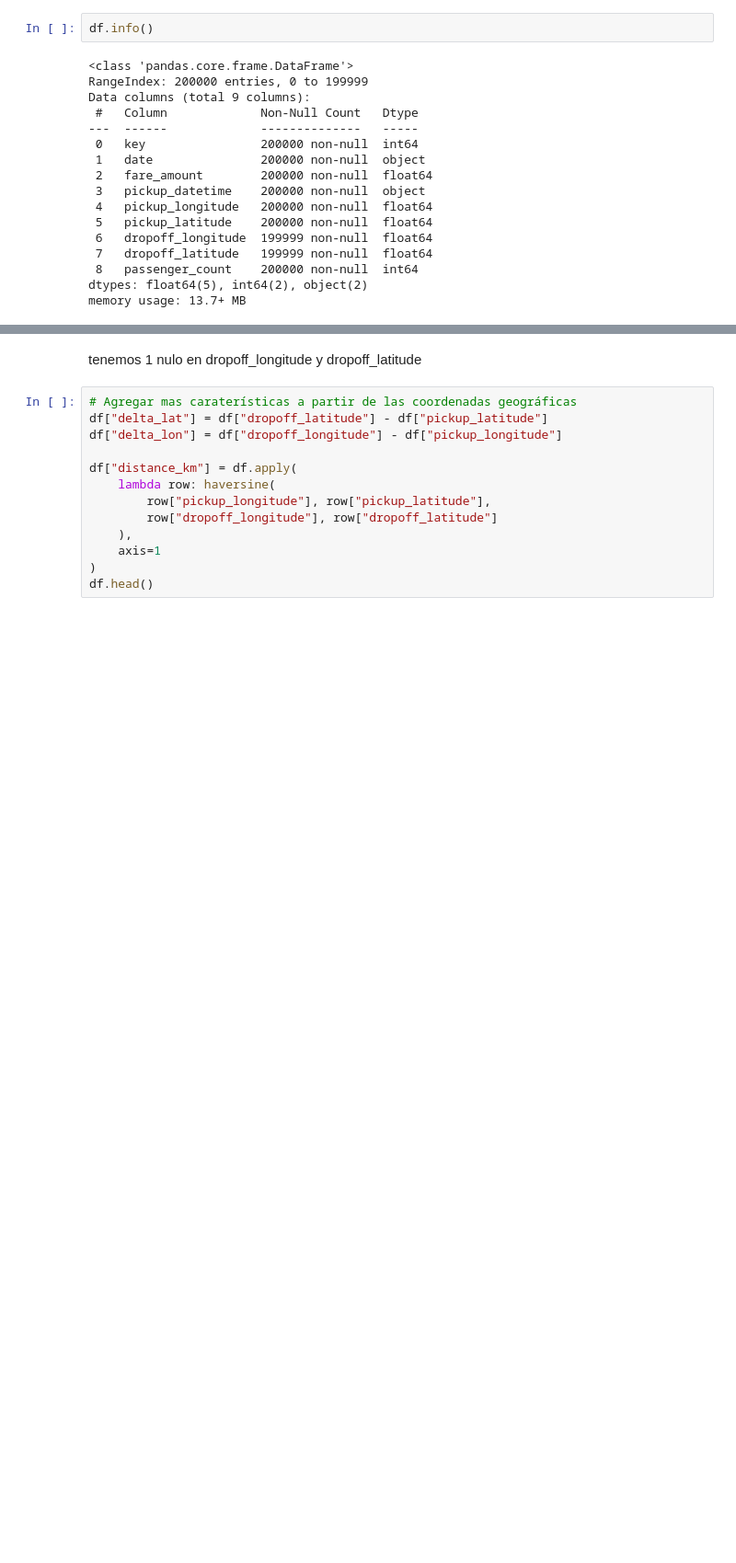
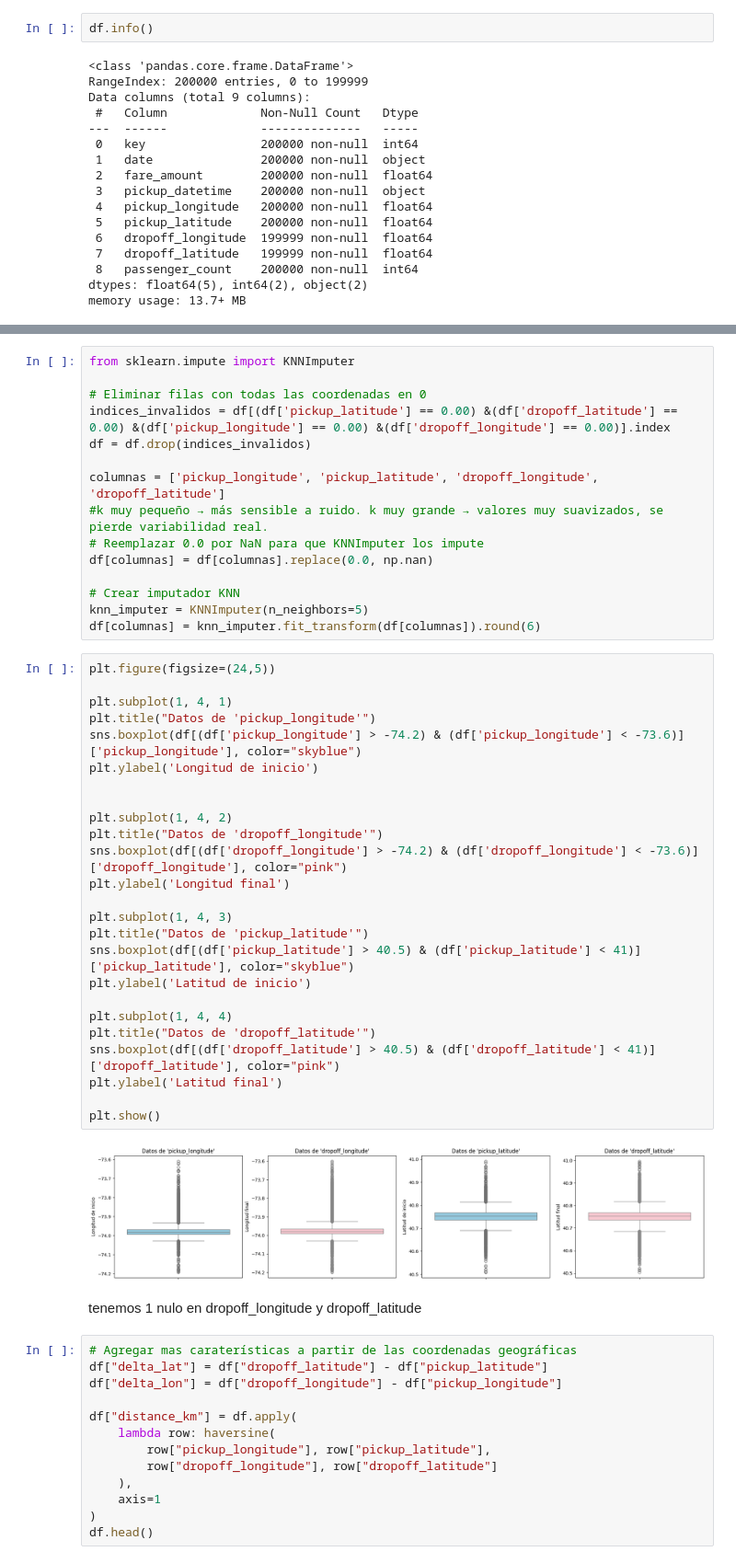
Before and after one commit to CaterinaMartinezD/AA1-TUIA-2025C1-Casado-MartinezDufour, a Jupyter notebook: TP-Regresion-AA1-2025C1.ipynb, the cells around one changed output, grey strips where cells are left out. Shown at 92% size. Saved outputs shown, nothing was run; the diff lists cells and outputs as text; blank space fills up the shorter version.

```diff
--- a/TP-Regresion-AA1-2025C1.ipynb
+++ b/TP-Regresion-AA1-2025C1.ipynb
@@ -94,3 +225,45 @@ plt.show()
+# %%
+from sklearn.impute import KNNImputer
+
+# Eliminar filas con todas las coordenadas en 0
+indices_invalidos = df[(df['pickup_latitude'] == 0.00) &(df['dropoff_latitude'] == 0.00) &(df['pickup_longitude'] == 0.00) &(df['dropoff_longitude'] == 0.00)].index
+df = df.drop(indices_invalidos)
+
+columnas = ['pickup_longitude', 'pickup_latitude', 'dropoff_longitude', 'dropoff_latitude']
+#k muy pequeño → más sensible a ruido. k muy grande → valores muy suavizados, se pierde variabilidad real.
+# Reemplazar 0.0 por NaN para que KNNImputer los impute
+df[columnas] = df[columnas].replace(0.0, np.nan)
+
+# Crear imputador KNN
+knn_imputer = KNNImputer(n_neighbors=5)
+df[columnas] = knn_imputer.fit_transform(df[columnas]).round(6)
+# %%
+plt.figure(figsize=(24,5))
+
+plt.subplot(1, 4, 1)
+plt.title("Datos de 'pickup_longitude'")
+sns.boxplot(df[(df['pickup_longitude'] > -74.2) & (df['pickup_longitude'] < -73.6)]['pickup_longitude'], color="skyblue")
+plt.ylabel('Longitud de inicio')
+
+
+plt.subplot(1, 4, 2)
+plt.title("Datos de 'dropoff_longitude'")
+sns.boxplot(df[(df['dropoff_longitude'] > -74.2) & (df['dropoff_longitude'] < -73.6)]['dropoff_longitude'], color="pink")
+plt.ylabel('Longitud final')
+
+plt.subplot(1, 4, 3)
+plt.title("Datos de 'pickup_latitude'")
+sns.boxplot(df[(df['pickup_latitude'] > 40.5) & (df['pickup_latitude'] < 41)]['pickup_latitude'], color="skyblue")
+plt.ylabel('Latitud de inicio')
+
+plt.subplot(1, 4, 4)
+plt.title("Datos de 'dropoff_latitude'")
+sns.boxplot(df[(df['dropoff_latitude'] > 40.5) & (df['dropoff_latitude'] < 41)]['dropoff_latitude'], color="pink")
+plt.ylabel('Latitud final')
+
+plt.show()
+# %% [output]
+[figure, added]
 # %% [markdown]
 tenemos 1 nulo en dropoff_longitude y dropoff_latitude
 # %%
```
Also changed, not shown: parts of 17 cells of this notebook.
